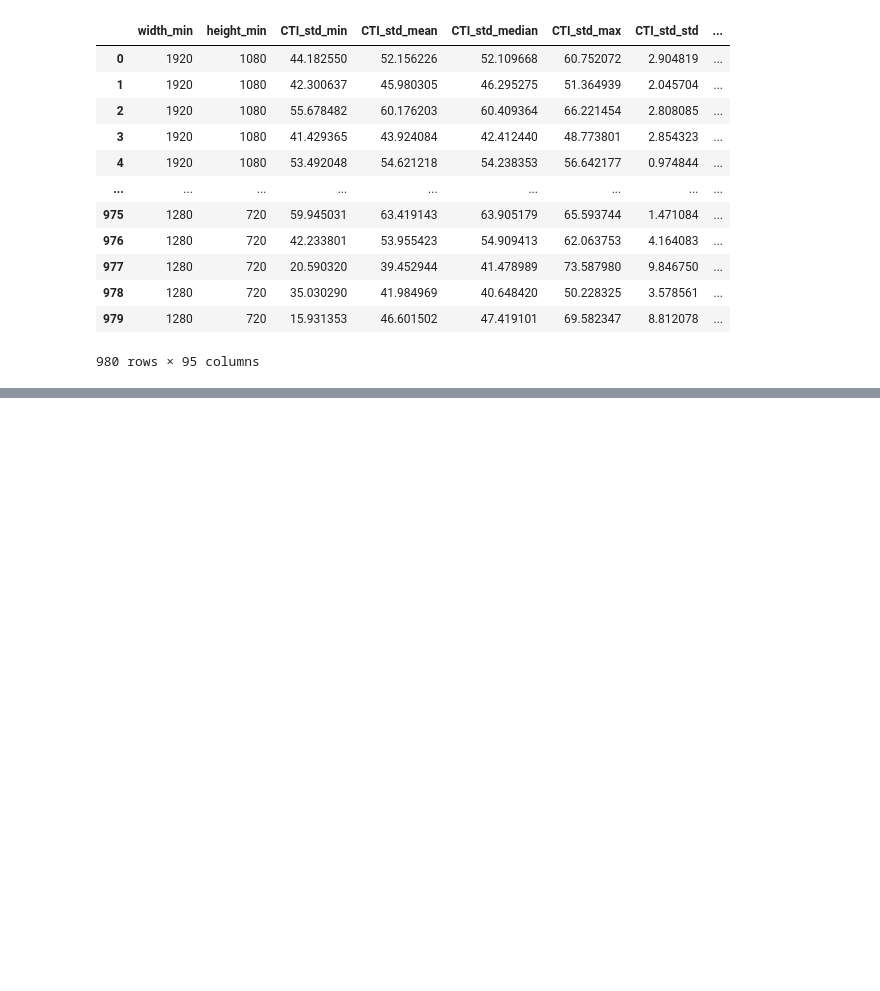
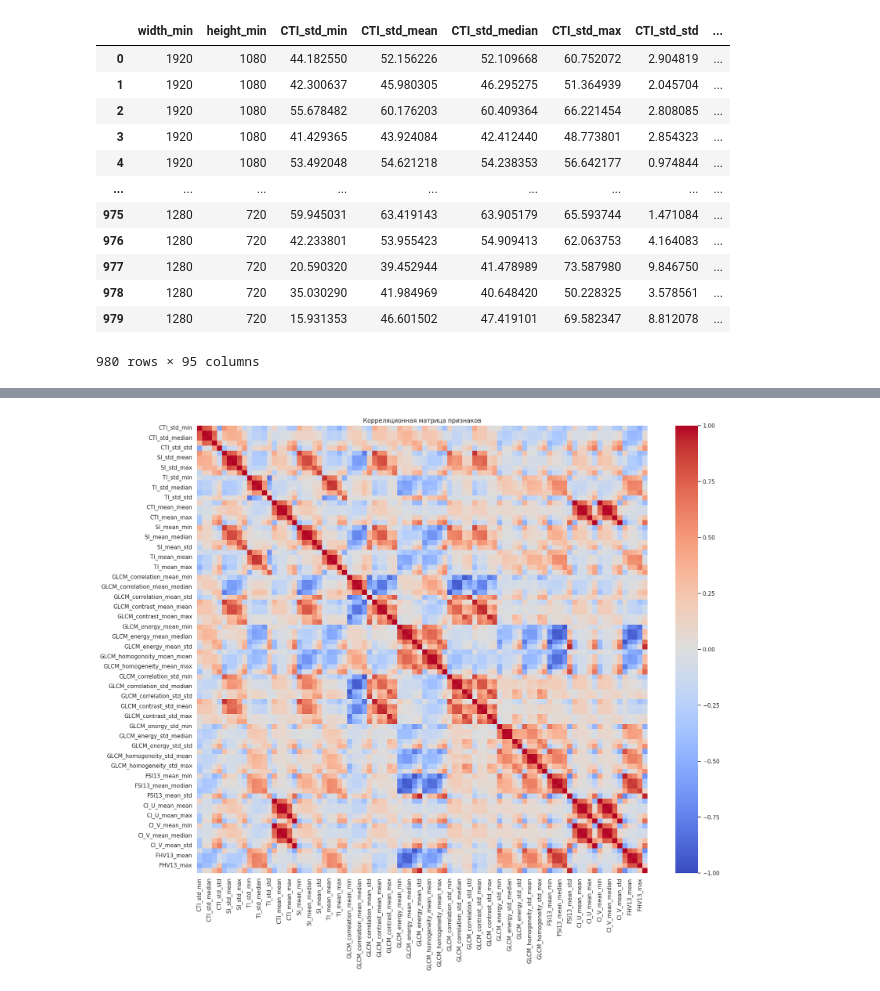
Before and after one commit to TiunovNN/video-compression-model, a Jupyter notebook: dataset/collect.ipynb, the cells around one changed output, grey strips where cells are left out. Cells and saved outputs as stored; diff of their text form; code cells hidden in the pictures; blank space fills up the shorter version.

```diff
--- a/dataset/collect.ipynb
+++ b/dataset/collect.ipynb
@@ -837,0 +1099,18 @@ learning_dataset
+# %%
+only_features = feature_df.drop(columns=['format_first', 'width_min', 'height_min', 'source_name'])
+# %%
+import numpy as np
+# Предполагая, что ваш датафрейм называется df
+# Выбираем только числовые столбцы для анализа корреляции
+numeric_df = only_features.select_dtypes(include=[np.number])
+
+# Построение корреляционной матрицы
+corr_matrix = numeric_df.corr()
+
+# Визуализация корреляционной матрицы (можно сделать для подматрицы, если признаков слишком много)
+plt.figure(figsize=(20, 16))
+sns.heatmap(corr_matrix, annot=False, cmap='coolwarm', vmin=-1, vmax=1)
+plt.title('Корреляционная матрица признаков')
+plt.show()
+# %% [output]
+[figure, added]
```
Also changed, not shown: parts of 35 cells of this notebook, 1 other file.
